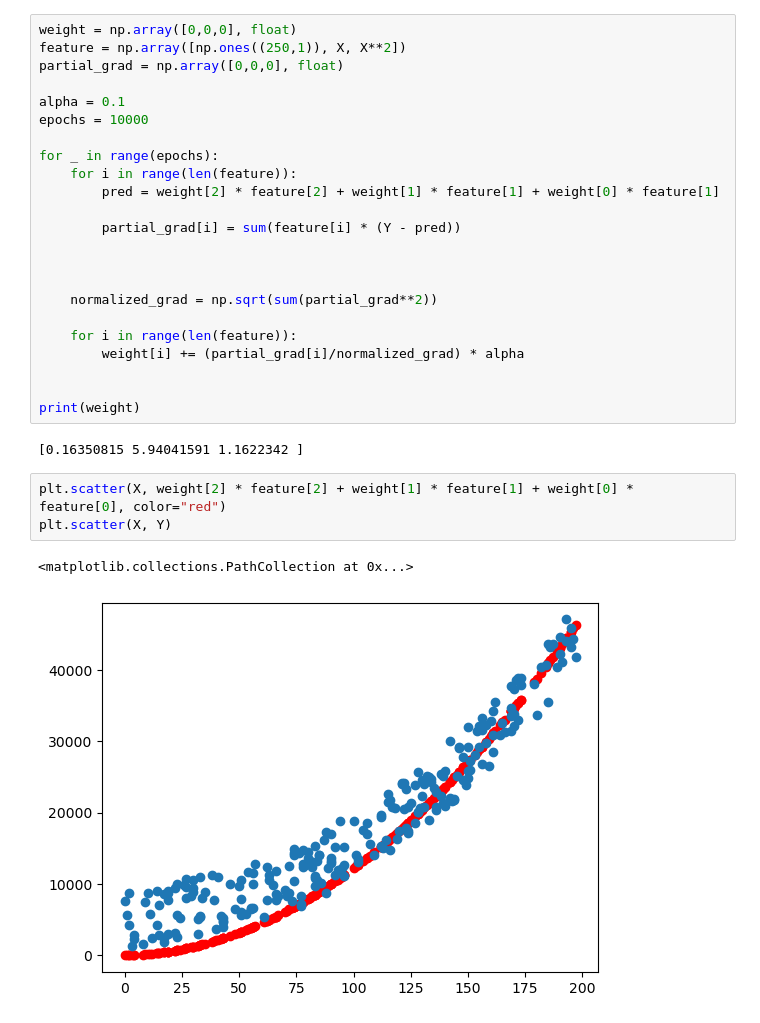
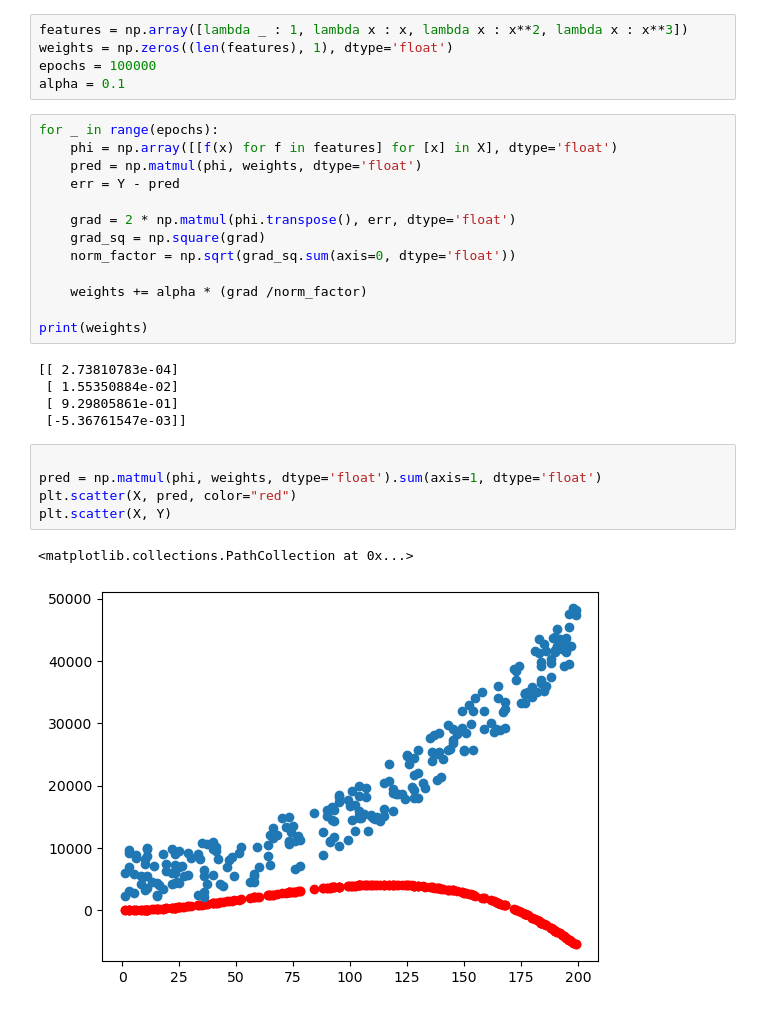
Before and after one commit to Simone-Albero/university-stuff, a Jupyter notebook: machine_learning/Multiple_reg.ipynb, the cells around one changed output. Saved outputs shown, nothing was run; the diff lists cells and outputs as text.

```diff
--- a/machine_learning/Multiple_reg.ipynb
+++ b/machine_learning/Multiple_reg.ipynb
@@ -15,31 +15,31 @@ plt.show()
-# %%
-weight = np.array([0,0,0], float)
-feature = np.array([np.ones((250,1)), X, X**2])
-partial_grad = np.array([0,0,0], float)
-
-alpha = 0.1
-epochs = 10000
-
-for _ in range(epochs):
-    for i in range(len(feature)):
-        pred = weight[2] * feature[2] + weight[1] * feature[1] + weight[0] * feature[1]
-
-        partial_grad[i] = sum(feature[i] * (Y - pred))
-
-
-
-    normalized_grad = np.sqrt(sum(partial_grad**2))
-
-    for i in range(len(feature)):
-        weight[i] += (partial_grad[i]/normalized_grad) * alpha
-
-
-print(weight)
-# %% [output]
-[0.16350815 5.94041591 1.1622342 ]
-# %%
-plt.scatter(X, weight[2] * feature[2] + weight[1] * feature[1] + weight[0] * feature[0], color="red")
-plt.scatter(X, Y)
-# %% [output]
-<matplotlib.collections.PathCollection at 0x...>
-[figure, removed]
+# %%
+features = np.array([lambda _ : 1, lambda x : x, lambda x : x**2, lambda x : x**3])
+weights = np.zeros((len(features), 1), dtype='float')
+epochs = 100000
+alpha = 0.1
+# %%
+for _ in range(epochs):
+    phi = np.array([[f(x) for f in features] for [x] in X], dtype='float')
+    pred = np.matmul(phi, weights, dtype='float')
+    err = Y - pred
+
+    grad = 2 * np.matmul(phi.transpose(), err, dtype='float')
+    grad_sq = np.square(grad)
+    norm_factor = np.sqrt(grad_sq.sum(axis=0, dtype='float'))
+
+    weights += alpha * (grad /norm_factor)
+
+print(weights)
+# %% [output]
+[[ 2.73810783e-04]
+ [ 1.55350884e-02]
+ [ 9.29805861e-01]
+ [-5.36761547e-03]]
+# %%
+
+pred = np.matmul(phi, weights, dtype='float').sum(axis=1, dtype='float')
+plt.scatter(X, pred, color="red")
+plt.scatter(X, Y)
+# %% [output]
+<matplotlib.collections.PathCollection at 0x...>
+[figure, added]
```
Also changed, not shown: parts of 1 cell of this notebook.
